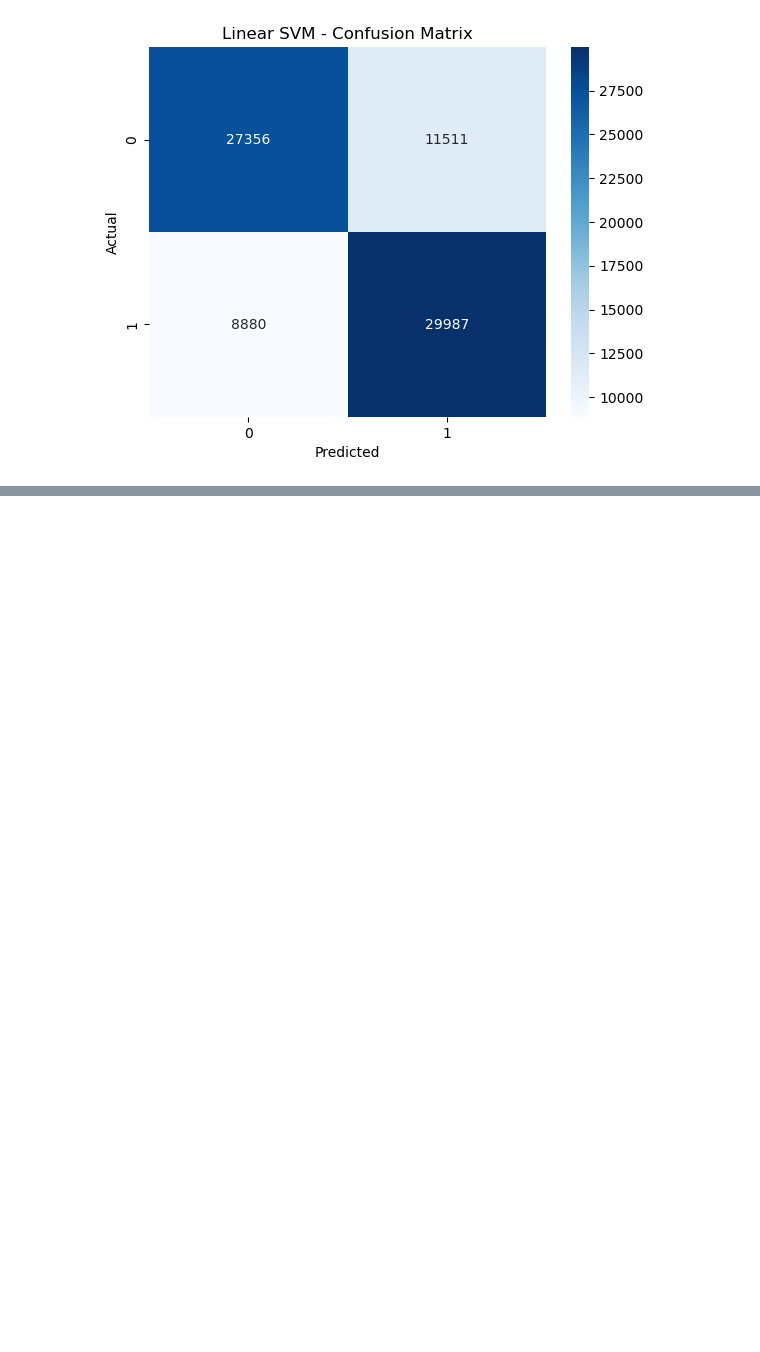
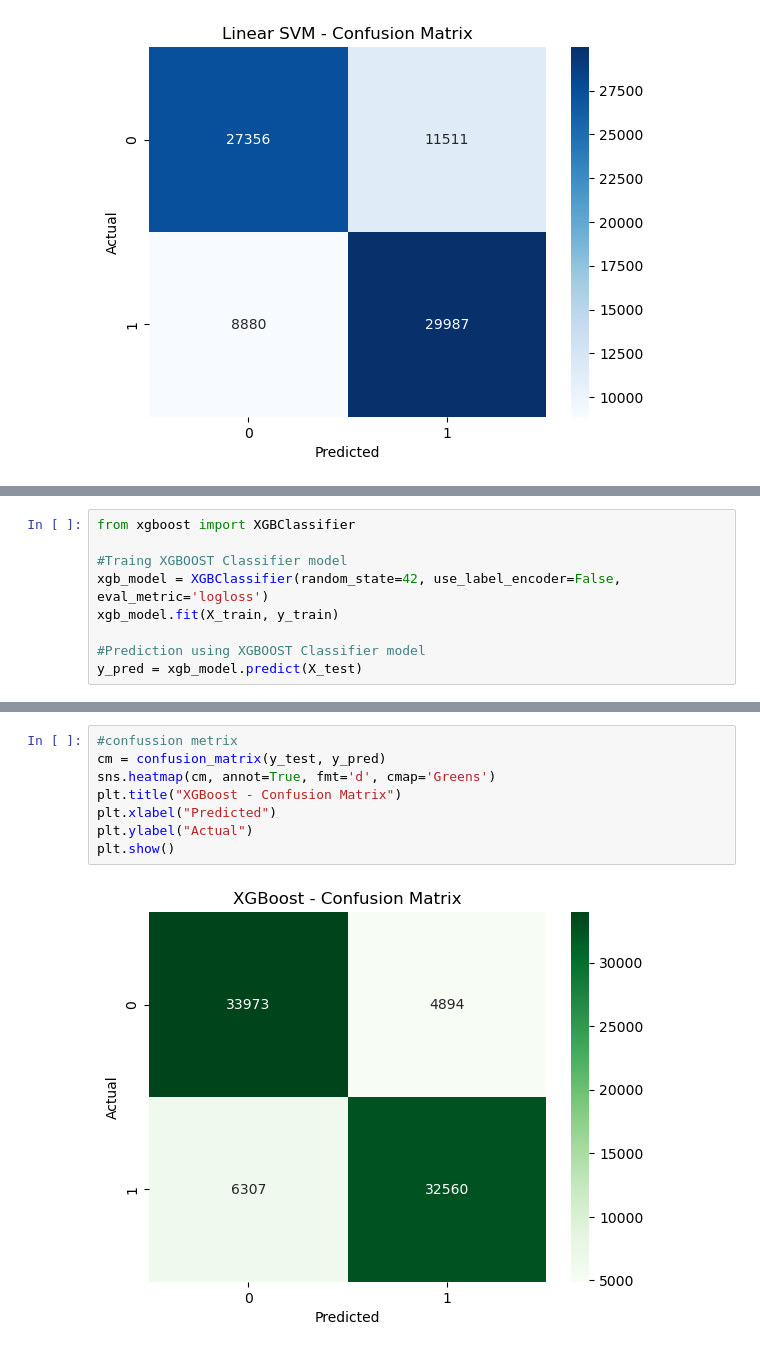
Before and after one commit to najmul19/diabetics_classification_from_daily_activities, a Jupyter notebook: diabatics/diabetics_classification_from_daily_activities.ipynb, the cells around one changed output, grey strips where cells are left out. Drawn from its saved outputs; the diff is of its cells as text; blank space fills up the shorter version.

Commit message:
completed the XGBOOST classifier model

```diff
--- a/diabatics/diabetics_classification_from_daily_activities.ipynb
+++ b/diabatics/diabetics_classification_from_daily_activities.ipynb
@@ -728,0 +752,9 @@ plt.show()
+# %%
+from xgboost import XGBClassifier
+
+#Traing XGBOOST Classifier model
+xgb_model = XGBClassifier(random_state=42, use_label_encoder=False, eval_metric='logloss')
+xgb_model.fit(X_train, y_train)
+
+#Prediction using XGBOOST Classifier model
+y_pred = xgb_model.predict(X_test)
@@ -728,0 +805,10 @@ plt.show()
+# %%
+#confussion metrix
+cm = confusion_matrix(y_test, y_pred)
+sns.heatmap(cm, annot=True, fmt='d', cmap='Greens')
+plt.title("XGBoost - Confusion Matrix")
+plt.xlabel("Predicted")
+plt.ylabel("Actual")
+plt.show()
+# %% [output]
+[figure, added]
```
Also changed, not shown: parts of 4 cells of this notebook.
